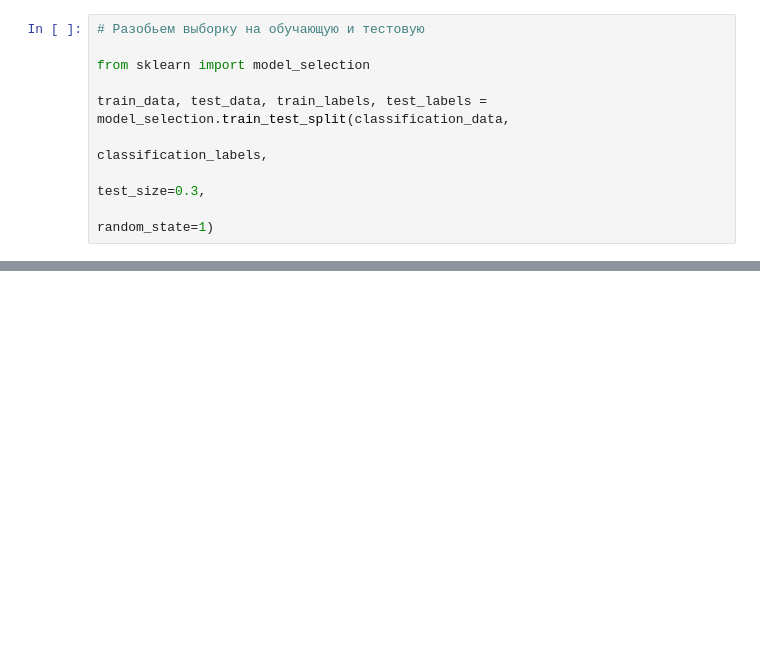
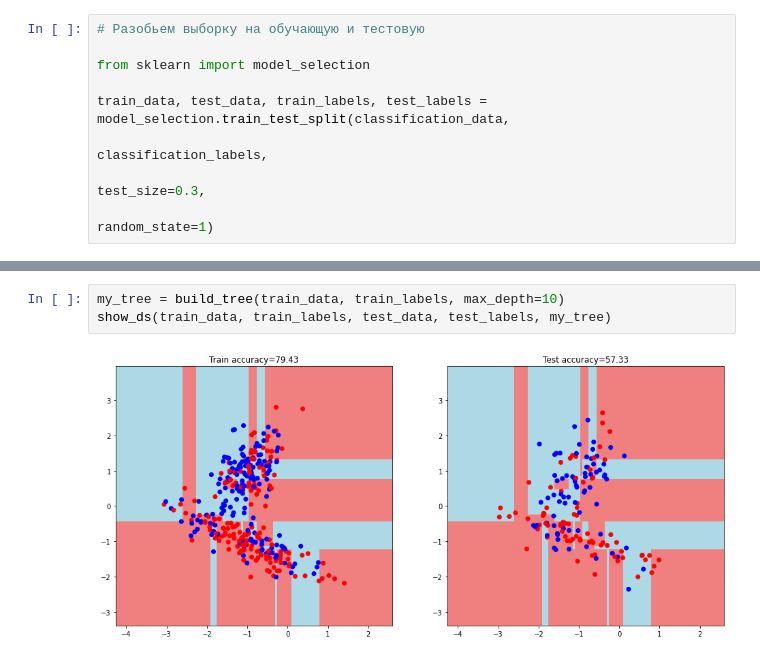
Before and after one commit to alex-chin/gb_data_analysis, a Jupyter notebook: homeworks/home04/home04.ipynb, the cells around one changed output, grey strips where cells are left out. Saved outputs shown, nothing was run; the diff lists cells and outputs as text; blank space fills up the shorter version.

```diff
--- a/homeworks/home04/home04.ipynb
+++ b/homeworks/home04/home04.ipynb
@@ -327,0 +352,5 @@ show_ds(train_data,  train_labels, test_data,test_labels, my_tree)
+# %%
+my_tree = build_tree(train_data, train_labels, max_depth=10)
+show_ds(train_data, train_labels, test_data, test_labels, my_tree)
+# %% [output]
+[figure, added]
```
Also changed, not shown: parts of 21 cells of this notebook.
